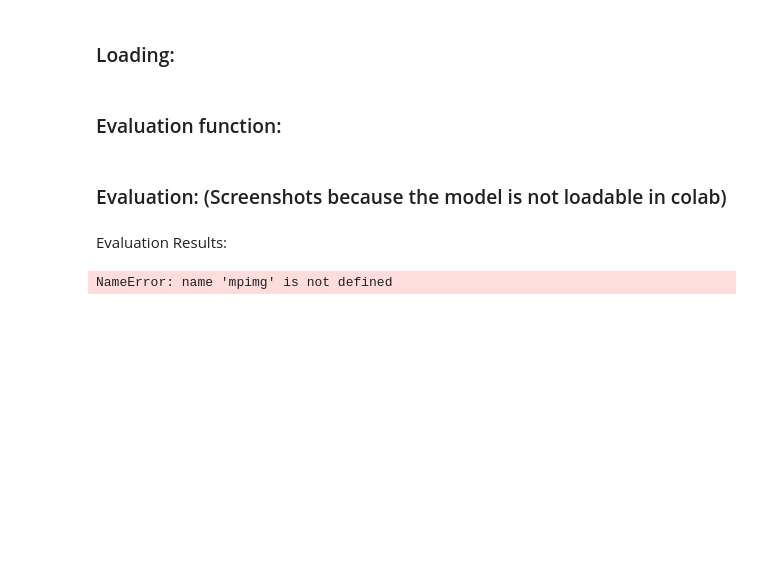
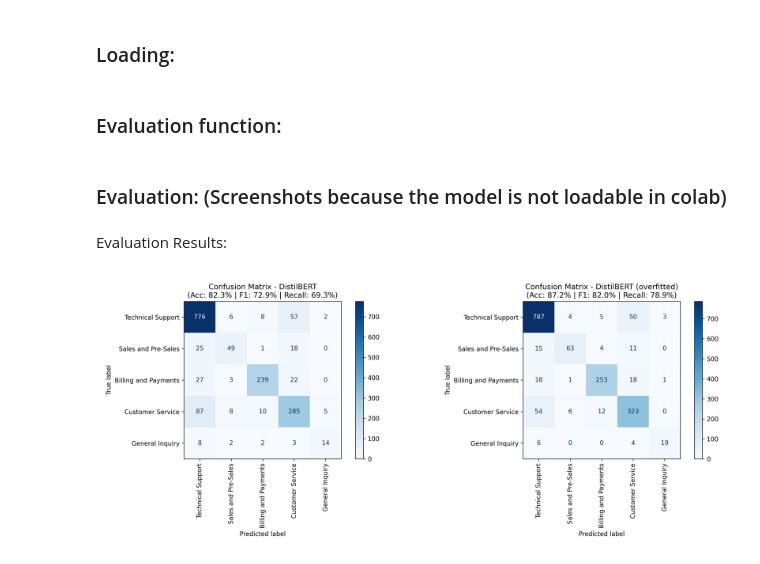
Before and after one commit to esthikalt/NLP_Project, a Jupyter notebook: notebook.ipynb, the cells around one changed output. Saved outputs shown, nothing was run; the diff lists cells and outputs as text; code cells hidden in the pictures; blank space fills up the shorter version.

```diff
--- a/notebook.ipynb
+++ b/notebook.ipynb
@@ -718,19 +718,19 @@ def evaluate_bert_model(model, tokenizer, dataset, name="DistilBERT"):
 Evaluation Results:
 # %%
 # Display Results
-img1 = mpimg.imread("Screenshots\confusion_matrix_DistilBERT.png")
-img2 = mpimg.imread("Screenshots\confusion_matrix_DistilBERT (overfitted).png")
+img1 = mpimg.imread("confusion_matrix_DistilBERT.png")
+img2 = mpimg.imread("confusion_matrix_DistilBERT (overfitted).png")
 
 fig, ax = plt.subplots(1, 2, figsize=(15, 7), dpi=200)
 
 # Image 1
 ax[0].imshow(img1)
 ax[0].axis('off')
 
 # Image 2
 ax[1].imshow(img2)
 ax[1].axis('off')
 
 plt.show()
 # %% [output]
-NameError: name 'mpimg' is not defined
+[figure, added]
```
Also changed, not shown: parts of 1 cell of this notebook.
